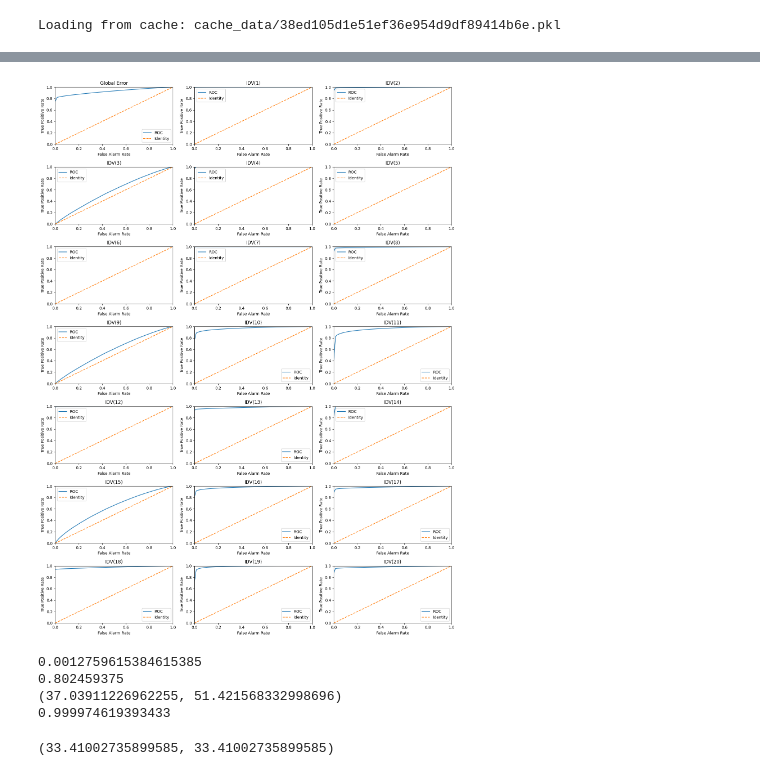
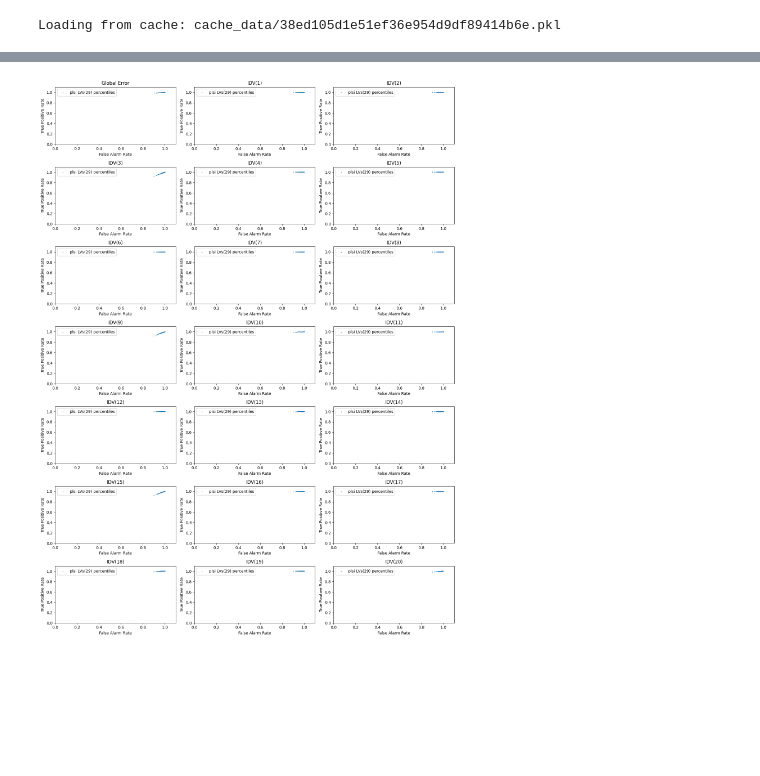
Before and after one commit to Jorge15042001/GhentInternship, a Jupyter notebook: PCA_technique_evaluation.ipynb, the cells around one changed output, grey strips where cells are left out. Cells and saved outputs as stored; diff of their text form; code cells hidden in the pictures; blank space fills up the shorter version.

```diff
--- a/PCA_technique_evaluation.ipynb
+++ b/PCA_technique_evaluation.ipynb
@@ -63,0 +71,2 @@ result_pls = model_pca.evaluate(x_test, expected_fault, test_df["faultNumber"],
+# %%
+models = load_models_with_cache(models_params)
@@ -63,0 +85,13 @@ result_pls = model_pca.evaluate(x_test, expected_fault, test_df["faultNumber"],
+# %%
+eval_params = {'roc_curve': True, 'by_fault_type': True}
+#recompute = ['pca', 'pca_r_scl', 'pls LVs(6)', 'pls LVs(29)']
+#recompute = []
+#recompute = ["plsi LVs(6)", "plsi LVs(29)"]
+#recompute = ["pls LVs(17)"]
+#recompute = ["pca", "pca_r_scl", "pls LVs(6)"]
+#recompute = ['plsi LVs(6) percentiles', 'plsi LVs(29) percentiles']
+#recompute = ['plsi LVs(6)', 'plsi LVs(29)','plsi LVs(6) percentiles', 'plsi LVs(29) percentiles']
+recompute = ['plsi LVs(29) percentiles']
+#recompute = list(models.keys())
+# %%
+results = evaluate_models_with_cache(models, eval_params, x_test, expected_fault, test_df["faultNumber"], "tep_test", recompute=recompute)
@@ -103,18 +192,12 @@ FAR(false alarm rate) 0.0139375
 # %%
-plot_all_roc_curves(result_pls["roc_data"])
+#plot_models=["pls LVs(6)", "pls LVs(29)", "pls LVs(17)"]
+#plot_models=["pls LVs(29)", "plsi LVs(29)", "pls LVs(17)"]
+#plot_models=["plsi LVs(29)", "pca_r_scl", "plsi LVs(6)"]
+# plot_models=["plsi LVs(6)", "plsi LVs(29)"]
+#plot_models=[ "plsi LVs(29)"]
+#plot_models=["plsi LVs(6)", "plsi LVs(6) percentiles"]
+plot_models=["plsi LVs(29) percentiles"]
+#plot_models=["pca_r_scl"]
+plot_all_roc_curves(results,plot_models=plot_models,   scatter=True, show_identity=False, scatter_size = 1)
 # %% [output]
-[figure, old version]
+[figure, new version]
-# %%
-print(result_pls["roc_data"]["global"]["False Alarm Rate"][-2])
-print(result_pls["roc_data"]["global"]["Fault Detection Rate"][-2])
-print(model_pca.thresholds[-2])
-print(model_pca.confidence_levels[-2])
-# %% [output]
-0.0012759615384615385
-0.802459375
-(37.03911226962255, 51.421568332998696)
-0.999974619393433
-# %%
-model_pca.J_th_T2, model_pca.J_th_T2
-# %% [output]
-(33.41002735899585, 33.41002735899585)
```
Also changed, not shown: parts of 42 cells of this notebook, 10 other files.
